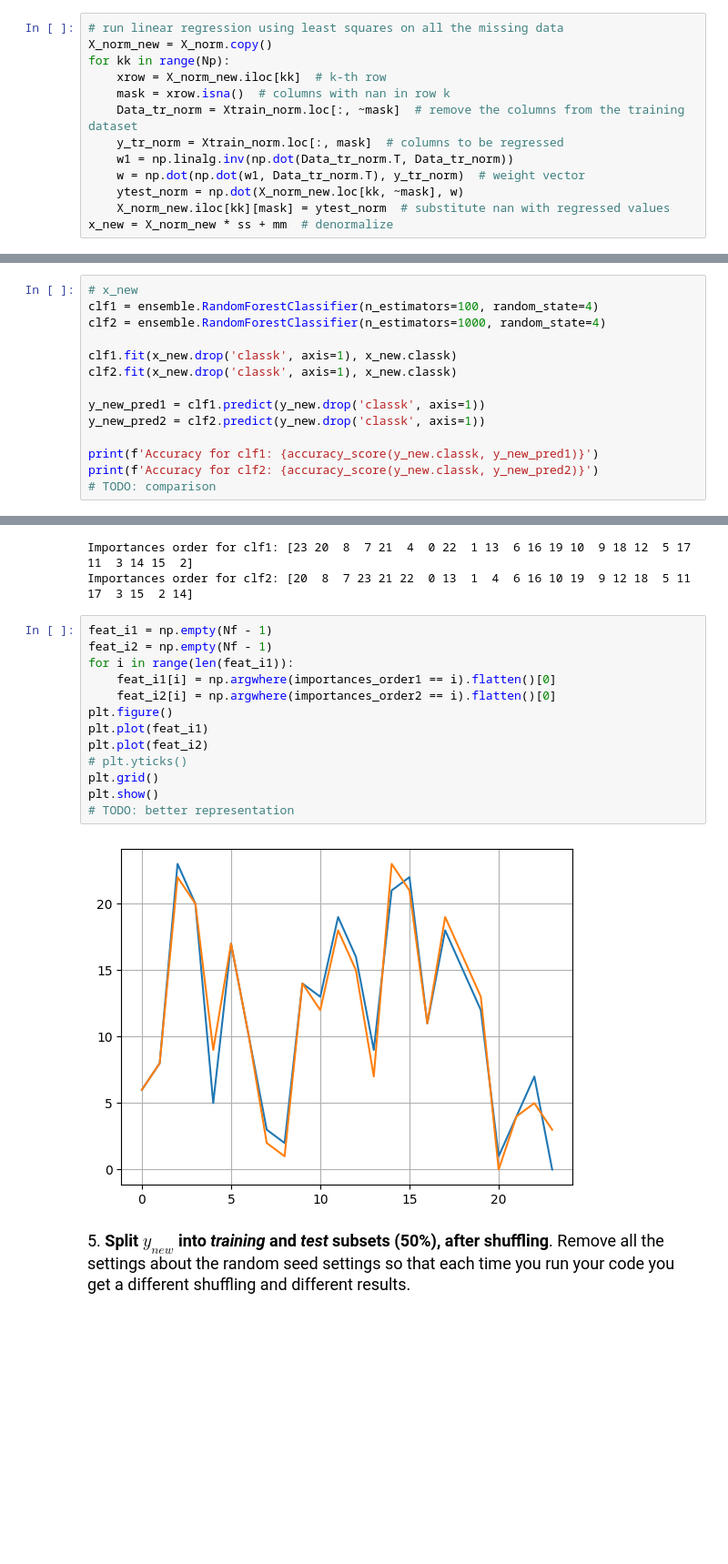
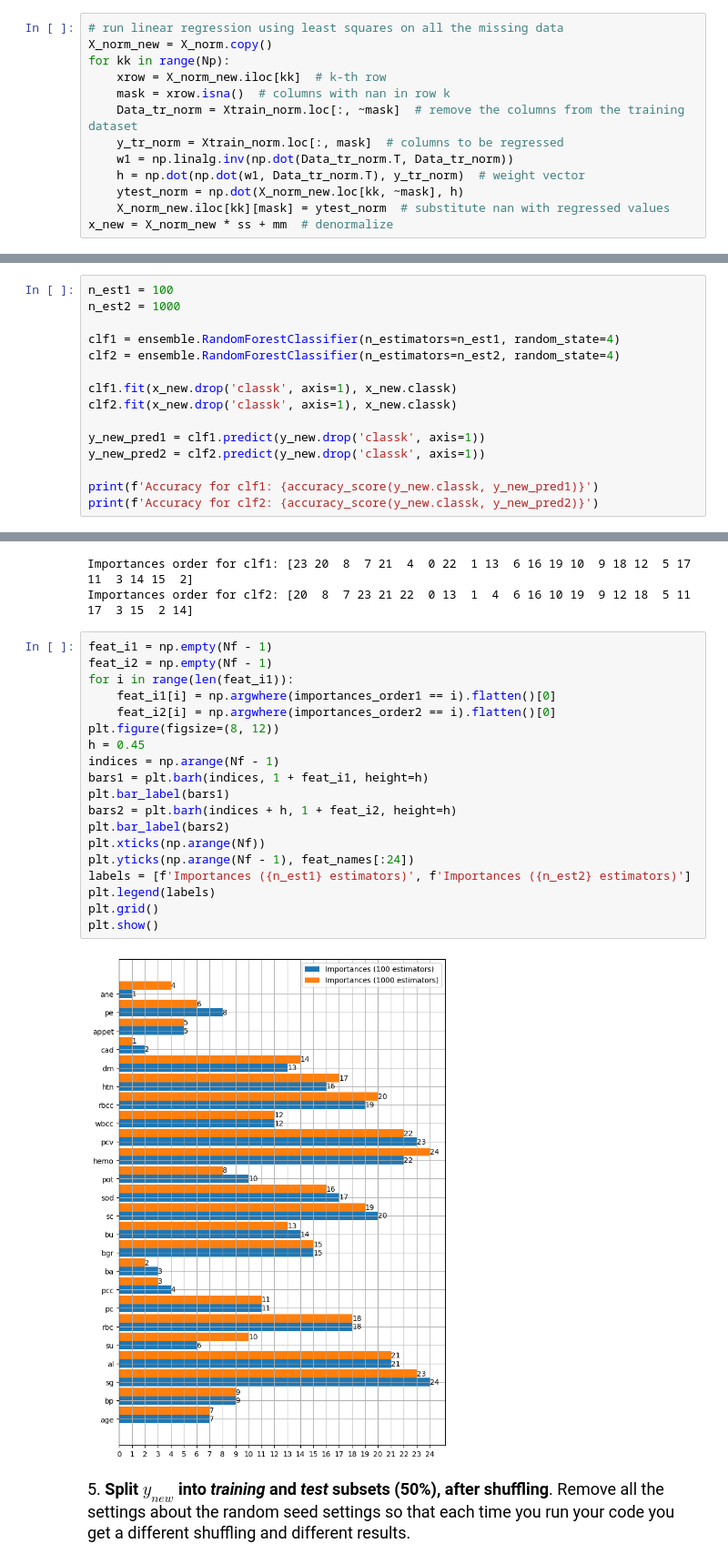
Before and after one commit to steurendo/ICT4Health, a Jupyter notebook: Lab5/lab5.ipynb, the cells around one changed output, grey strips where cells are left out. Shown: that part at 91% size. Cells and saved outputs as stored; diff of their text form; blank space fills up the shorter version.

```diff
--- a/Lab5/lab5.ipynb
+++ b/Lab5/lab5.ipynb
@@ -143,8 +137,8 @@ for kk in range(Np):
     Data_tr_norm = Xtrain_norm.loc[:, ~mask]  # remove the columns from the training dataset
     y_tr_norm = Xtrain_norm.loc[:, mask]  # columns to be regressed
     w1 = np.linalg.inv(np.dot(Data_tr_norm.T, Data_tr_norm))
-    w = np.dot(np.dot(w1, Data_tr_norm.T), y_tr_norm)  # weight vector
-    ytest_norm = np.dot(X_norm_new.loc[kk, ~mask], w)
+    h = np.dot(np.dot(w1, Data_tr_norm.T), y_tr_norm)  # weight vector
+    ytest_norm = np.dot(X_norm_new.loc[kk, ~mask], h)
     X_norm_new.iloc[kk][mask] = ytest_norm  # substitute nan with regressed values
 x_new = X_norm_new * ss + mm  # denormalize
 # %%
@@ -224,9 +218,11 @@ y_new rows: 400
 # %% [markdown]
 <font size=4>4. Add a **random forest classifier** (taken by Scikit Learn) with $100$ and $1000$ trees, use $x_{new}$ and $y_{new}$ as input, and compare *accuracy* and *confusion matrices* with the values provided by the single tree classifiers. Get the **importance** of each feature (available attribute) and plot *importance* versus *feature name*</font>
 # %%
-# x_new
-clf1 = ensemble.RandomForestClassifier(n_estimators=100, random_state=4)
-clf2 = ensemble.RandomForestClassifier(n_estimators=1000, random_state=4)
+n_est1 = 100
+n_est2 = 1000
+
+clf1 = ensemble.RandomForestClassifier(n_estimators=n_est1, random_state=4)
+clf2 = ensemble.RandomForestClassifier(n_estimators=n_est2, random_state=4)
 
 clf1.fit(x_new.drop('classk', axis=1), x_new.classk)
 clf2.fit(x_new.drop('classk', axis=1), x_new.classk)
@@ -236,4 +232,3 @@ y_new_pred2 = clf2.predict(y_new.drop('classk', axis=1))
 
 print(f'Accuracy for clf1: {accuracy_score(y_new.classk, y_new_pred1)}')
 print(f'Accuracy for clf2: {accuracy_score(y_new.classk, y_new_pred2)}')
-# TODO: comparison
@@ -248,18 +246,24 @@ Importances order for clf2: [20  8  7 23 21 22  0 13  1  4  6 16 10 19  9 12 18
 # %%
 feat_i1 = np.empty(Nf - 1)
 feat_i2 = np.empty(Nf - 1)
 for i in range(len(feat_i1)):
     feat_i1[i] = np.argwhere(importances_order1 == i).flatten()[0]
     feat_i2[i] = np.argwhere(importances_order2 == i).flatten()[0]
-plt.figure()
-plt.plot(feat_i1)
-plt.plot(feat_i2)
-# plt.yticks()
+plt.figure(figsize=(8, 12))
+h = 0.45
+indices = np.arange(Nf - 1)
+bars1 = plt.barh(indices, 1 + feat_i1, height=h)
+plt.bar_label(bars1)
+bars2 = plt.barh(indices + h, 1 + feat_i2, height=h)
+plt.bar_label(bars2)
+plt.xticks(np.arange(Nf))
+plt.yticks(np.arange(Nf - 1), feat_names[:24])
+labels = [f'Importances ({n_est1} estimators)', f'Importances ({n_est2} estimators)']
+plt.legend(labels)
 plt.grid()
 plt.show()
-# TODO: better representation
 # %% [output]
-[figure, old version]
+[figure, new version]
 # %% [markdown]
 <font size=4>5. **Split $y_{new}$ into *training* and *test* subsets (50%), after shuffling**. Remove all the settings about the random seed settings so that each time you run your code you get a different shuffling and different results.</size>
 # %%
```
Also changed, not shown: parts of 8 cells of this notebook, 3 other files.
